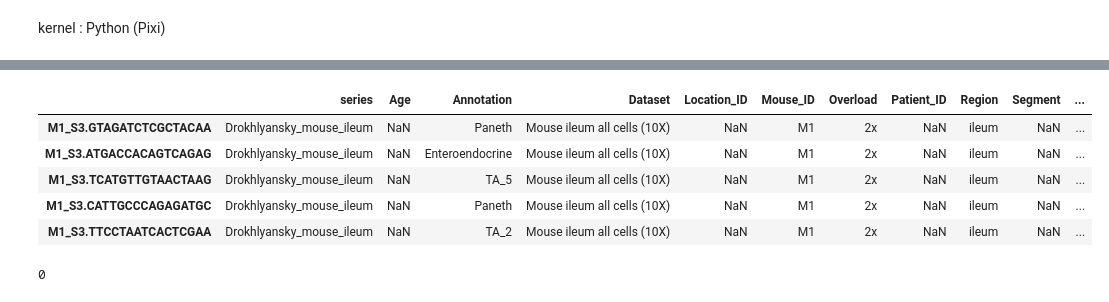
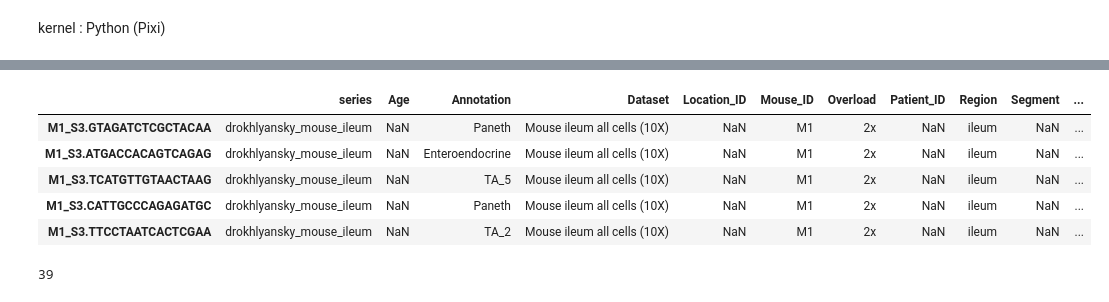
Before and after one commit to sungjune222/protocols, a Jupyter notebook: notebooks_example/inflammatory_bowel_disease/drokhlyansky_prep.ipynb, the cells around one changed output, grey strips where cells are left out. Drawn from its saved outputs; the diff is of its cells as text; code cells hidden in the pictures.

```diff
--- a/notebooks_example/Drokhlyansky/prep.ipynb
+++ b/notebooks_example/inflammatory_bowel_disease/drokhlyansky_prep.ipynb
@@ -1,7 +1,8 @@
 # %% [markdown]
 kernel : Python (Pixi)
 # %%
-import anndata
+%load_ext autoreload
+%autoreload 2
 import gc
 import os
 import pandas as pd
@@ -10,9 +11,8 @@ from anndata import AnnData
 from scipy.sparse import csr_matrix
 from pipeline.utils.env import find_env_dir
 
-anndata.settings.allow_write_nullable_strings = True
-
-h5ad_matrix_location = find_env_dir("H5AD_MATRIX")
+raw_data_dir = find_env_dir("RAW_DATA")
+pre_h5ad_dir = find_env_dir("PRE_H5AD")
 
 # Loads 10x format data
 def load_10x_data(mtx_file: str, barcodes_file: str, features_file: str, series: str) -> AnnData:
@@ -138,35 +140,35 @@ gc.collect()
 # %%
-SERIES_NAME = "Drokhlyansky"
-raw_count_matrix_location = os.path.join(find_env_dir("RAW_COUNT_MATRIX"), SERIES_NAME)
+SERIES = "drokhlyansky"
+data_dir = os.path.join(raw_data_dir, SERIES)
 
-MTX_FILE = "gene_sorted-msi.matrix.mtx"
-BARCODES_FILE = "msi.barcodes.tsv"
-FEATURES_FILE = "msi.genes.tsv"
-META_DATA_FILE = "all.meta.txt"
-SAVE_FILE_NAME = SERIES_NAME + "_mouse_ileum.h5ad"
+MOUSE_ILEUM_MTX = "gene_sorted-msi.matrix.mtx"
+MOUSE_ILEUM_BARCODES = "msi.barcodes.tsv"
+MOUSE_ILEUM_GENES = "msi.genes.tsv"
+META_DATA = "all.meta.txt"
+MOUSE_ILEUM_SAVE_FILE = SERIES + "_mouse_ileum_raw.h5ad"
 
 mouse_ileum_adata = load_10x_data(
-    os.path.join(raw_count_matrix_location, MTX_FILE),
-    os.path.join(raw_count_matrix_location, BARCODES_FILE),
-    os.path.join(raw_count_matrix_location, FEATURES_FILE),
-    series = SERIES_NAME + "_mouse_ileum"
+    os.path.join(data_dir, MOUSE_ILEUM_MTX),
+    os.path.join(data_dir, MOUSE_ILEUM_BARCODES),
+    os.path.join(data_dir, MOUSE_ILEUM_GENES),
+    series = SERIES + "_mouse_ileum"
 )
 
-meta = pd.read_csv(os.path.join(raw_count_matrix_location, META_DATA_FILE), sep="\t")
+meta = pd.read_csv(os.path.join(data_dir, META_DATA), sep="\t")
 meta.set_index("NAME", inplace=True)
 meta = meta[meta["Dataset"].fillna("").str.contains("all cells", case=False)]
 
 assert isinstance(mouse_ileum_adata.obs, pd.DataFrame)
 mouse_ileum_adata.obs = mouse_ileum_adata.obs.join(meta, how="left")
 
 mouse_ileum_adata.obs.head() #type: ignore
 # %% [output]
 |  | series | Age | Annotation | Dataset | Location_ID | Mouse_ID | Overload | Patient_ID | Region | Segment | ... |
-| M1_S3.GTAGATCTCGCTACAA | Drokhlyansky_mouse_ileum | NaN | Paneth | Mouse ileum all cells (10X) | NaN | M1 | 2x | NaN | ileum | NaN | ... |
-| M1_S3.ATGACCACAGTCAGAG | Drokhlyansky_mouse_ileum | NaN | Enteroendocrine | Mouse ileum all cells (10X) | NaN | M1 | 2x | NaN | ileum | NaN | ... |
-| M1_S3.TCATGTTGTAACTAAG | Drokhlyansky_mouse_ileum | NaN | TA_5 | Mouse ileum all cells (10X) | NaN | M1 | 2x | NaN | ileum | NaN | ... |
-| M1_S3.CATTGCCCAGAGATGC | Drokhlyansky_mouse_ileum | NaN | Paneth | Mouse ileum all cells (10X) | NaN | M1 | 2x | NaN | ileum | NaN | ... |
-| M1_S3.TTCCTAATCACTCGAA | Drokhlyansky_mouse_ileum | NaN | TA_2 | Mouse ileum all cells (10X) | NaN | M1 | 2x | NaN | ileum | NaN | ... |
+| M1_S3.GTAGATCTCGCTACAA | drokhlyansky_mouse_ileum | NaN | Paneth | Mouse ileum all cells (10X) | NaN | M1 | 2x | NaN | ileum | NaN | ... |
+| M1_S3.ATGACCACAGTCAGAG | drokhlyansky_mouse_ileum | NaN | Enteroendocrine | Mouse ileum all cells (10X) | NaN | M1 | 2x | NaN | ileum | NaN | ... |
+| M1_S3.TCATGTTGTAACTAAG | drokhlyansky_mouse_ileum | NaN | TA_5 | Mouse ileum all cells (10X) | NaN | M1 | 2x | NaN | ileum | NaN | ... |
+| M1_S3.CATTGCCCAGAGATGC | drokhlyansky_mouse_ileum | NaN | Paneth | Mouse ileum all cells (10X) | NaN | M1 | 2x | NaN | ileum | NaN | ... |
+| M1_S3.TTCCTAATCACTCGAA | drokhlyansky_mouse_ileum | NaN | TA_2 | Mouse ileum all cells (10X) | NaN | M1 | 2x | NaN | ileum | NaN | ... |
 # %%
 assert isinstance(mouse_ileum_adata.obs, pd.DataFrame)
 mouse_ileum_adata.obs["celltype"] = mouse_ileum_adata.obs["Annotation"]
@@ -181,8 +183,8 @@ mouse_ileum_adata.obs.drop(columns = [c for c in mouse_ileum_adata.obs.columns i
 # %%
 mouse_ileum_adata.obs.index = mouse_ileum_adata.obs.index.astype(str)
 mouse_ileum_adata.var.index = mouse_ileum_adata.var.index.astype(str)
-mouse_ileum_adata.write_h5ad(os.path.join(h5ad_matrix_location, SAVE_FILE_NAME))
+mouse_ileum_adata.write_h5ad(os.path.join(pre_h5ad_dir, MOUSE_ILEUM_SAVE_FILE))
 del mouse_ileum_adata
 gc.collect()
 # %% [output]
-0
+39
```
Also changed, not shown: parts of 7 cells of this notebook, 34 other files.
